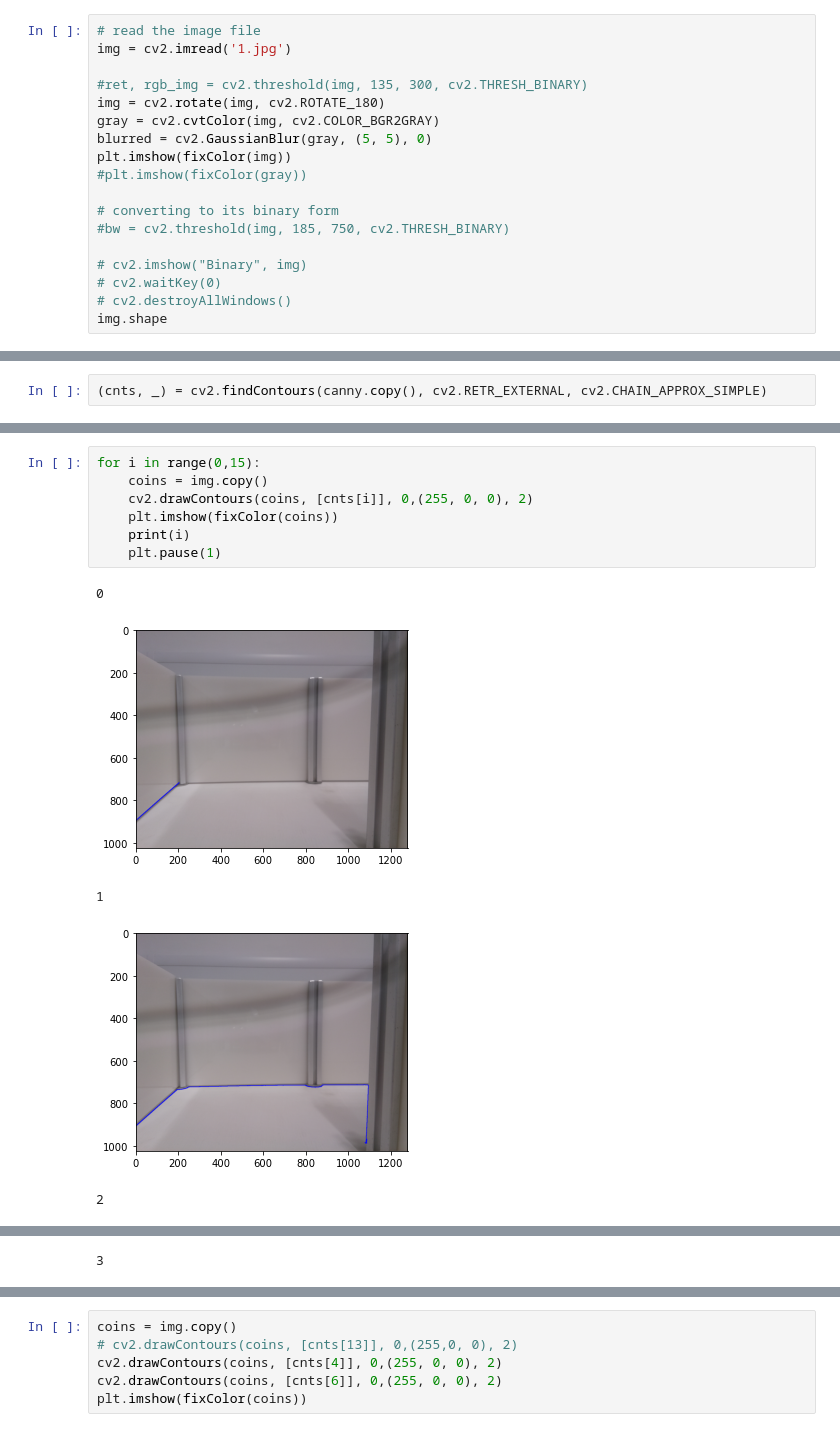
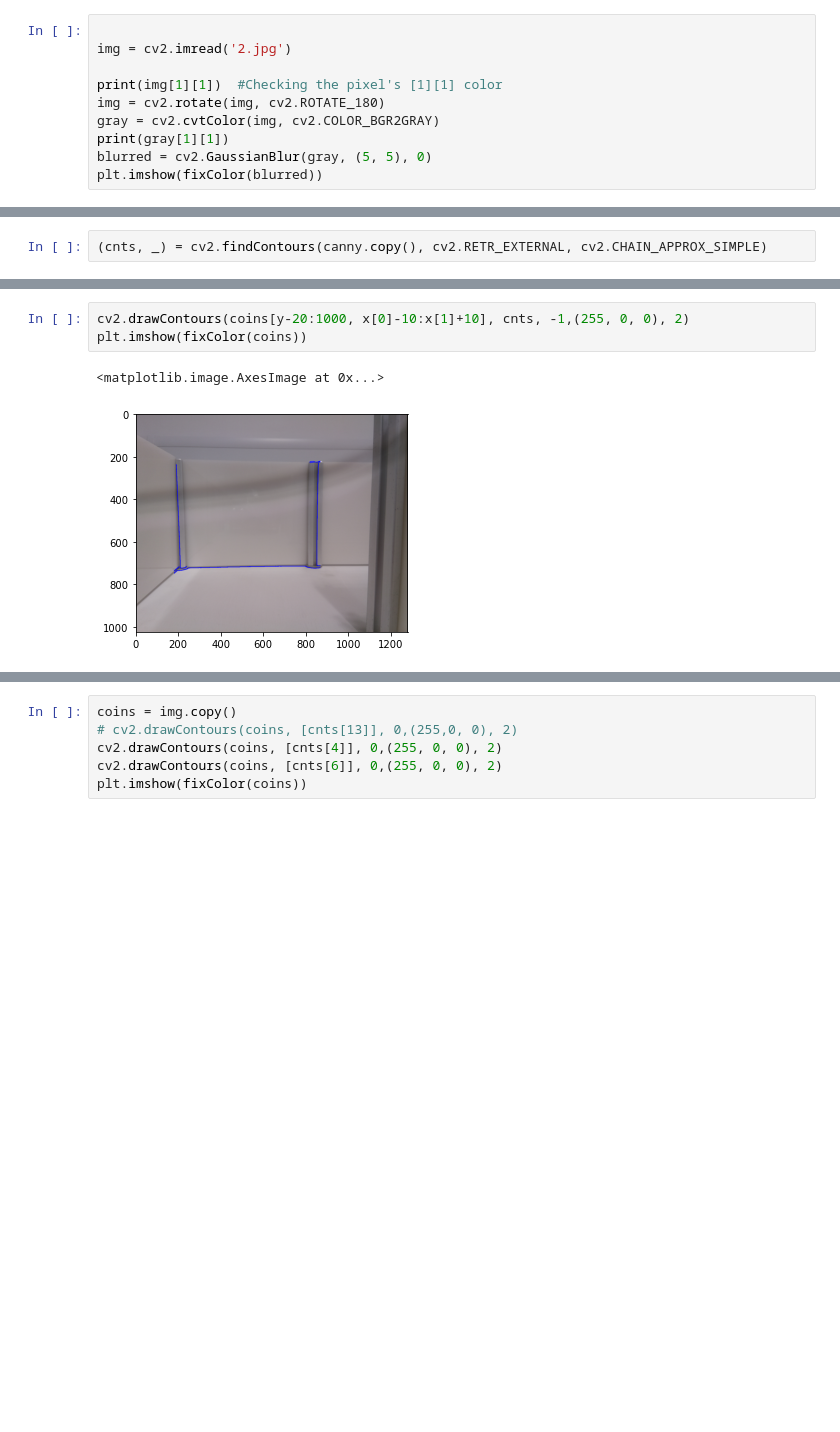
Before and after one commit to aqsakhan2022/Msc-Project, a Jupyter notebook: Code/Untitled.ipynb, the cells around one changed output, grey strips where cells are left out. Cells and saved outputs as stored; diff of their text form; blank space fills up the shorter version.

```diff
--- a/Code/Untitled.ipynb
+++ b/Code/Untitled.ipynb
@@ -9,21 +7,13 @@ import cv2
 def fixColor(image):
     return(cv2.cvtColor(image, cv2.COLOR_BGR2RGB))
 # %%
-# read the image file
-img = cv2.imread('1.jpg')
 
-#ret, rgb_img = cv2.threshold(img, 135, 300, cv2.THRESH_BINARY)
+img = cv2.imread('2.jpg')
+
+print(img[1][1])  #Checking the pixel's [1][1] color
 img = cv2.rotate(img, cv2.ROTATE_180)
 gray = cv2.cvtColor(img, cv2.COLOR_BGR2GRAY)
+print(gray[1][1])
 blurred = cv2.GaussianBlur(gray, (5, 5), 0)
-plt.imshow(fixColor(img))
-#plt.imshow(fixColor(gray))
-
-# converting to its binary form
-#bw = cv2.threshold(img, 185, 750, cv2.THRESH_BINARY)
-
-# cv2.imshow("Binary", img)
-# cv2.waitKey(0)
-# cv2.destroyAllWindows()
-img.shape
+plt.imshow(fixColor(blurred))
 # %% [output]
@@ -111,13 +90,6 @@ IndexError: tuple index out of range
 # %%
-for i in range(0,15):
-    coins = img.copy()
-    cv2.drawContours(coins, [cnts[i]], 0,(255, 0, 0), 2)
-    plt.imshow(fixColor(coins))
-    print(i)
-    plt.pause(1)
+cv2.drawContours(coins[y-20:1000, x[0]-10:x[1]+10], cnts, -1,(255, 0, 0), 2)
+plt.imshow(fixColor(coins))
 # %% [output]
-0
+<matplotlib.image.AxesImage at 0x...>
-[figure, old version]
+[figure, new version]
-1
-[figure, removed]
-2
@@ -125 +95,0 @@ for i in range(0,15):
-3
```
Also changed, not shown: parts of 7 cells of this notebook, 2 other files.
